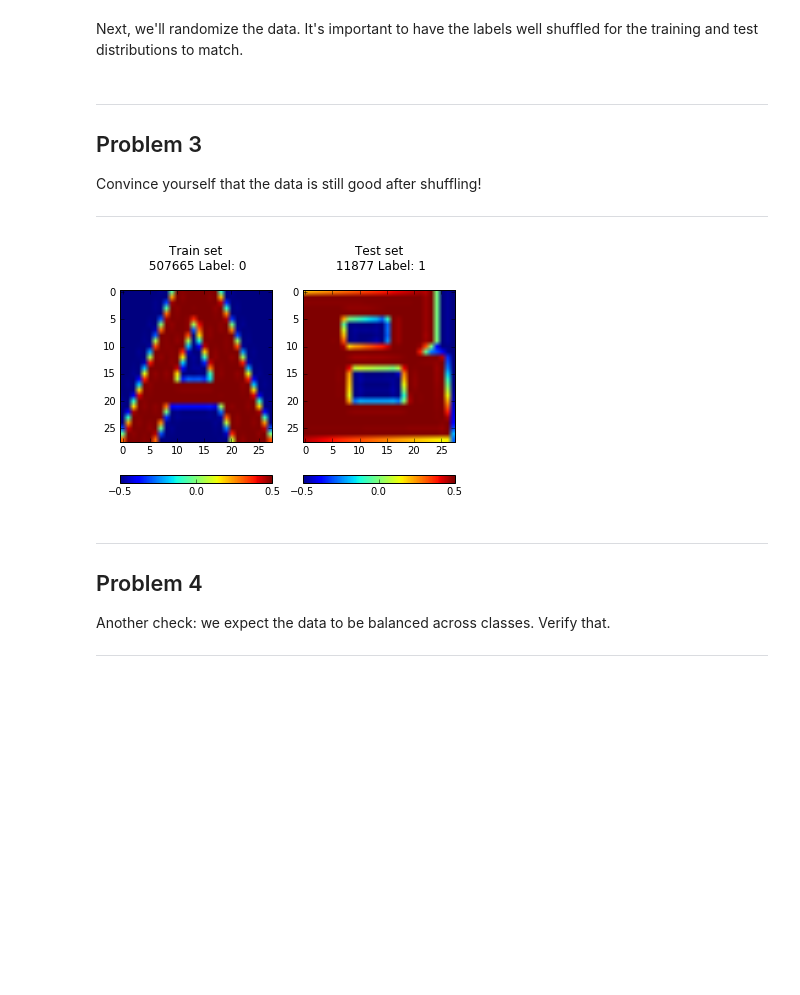
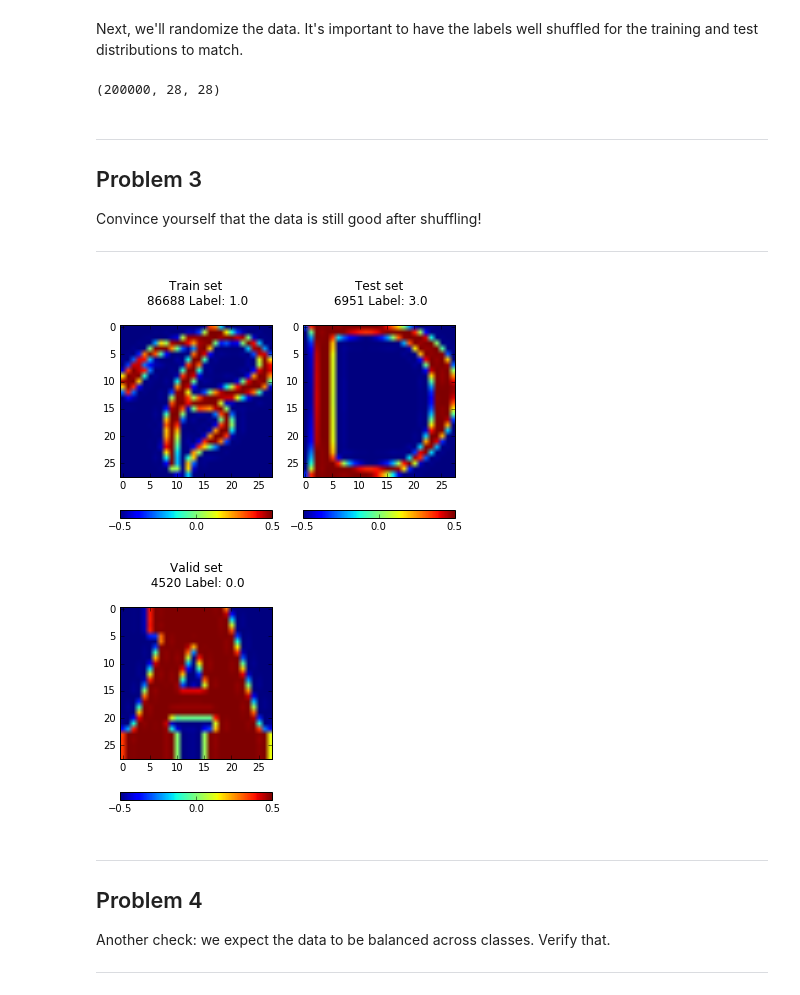
Before and after one commit to kcbighuge/tensorflow-deeplearning, a Jupyter notebook: 1_notmnist.ipynb, the cells around one changed output. Saved outputs shown, nothing was run; the diff lists cells and outputs as text; code cells hidden in the pictures; blank space fills up the shorter version.

```diff
--- a/1_notmnist.ipynb
+++ b/1_notmnist.ipynb
@@ -292,12 +293,19 @@ Next, we'll randomize the data. It's important to have the labels well shuffled
 # %%
 np.random.seed(133)
 def randomize(dataset, labels):
-  permutation = np.random.permutation(labels.shape[0])
-  shuffled_dataset = dataset[permutation,:,:]
+  permutation = np.random.permutation(dataset.shape[0])
+  if dataset.shape[1] == img_len:
+    shuffled_dataset = dataset[permutation,:,:]
+  else:
+    shuffled_dataset = dataset[permutation,:]
   shuffled_labels = labels[permutation]
   return shuffled_dataset, shuffled_labels
 train_dataset, train_labels = randomize(train_dataset, train_labels)
 test_dataset, test_labels = randomize(test_dataset, test_labels)
+# %%
+train_dataset.shape
+# %% [output]
+(200000, 28, 28)
 # %% [markdown]
 ---
 Problem 3
@@ -308,26 +316,35 @@ Convince yourself that the data is still good after shuffling!
 # %%
 ## from matplotlib tutorial
 ## http://matplotlib.org/users/image_tutorial.html
 
 i = random.choice(range(len(train_labels)))
 j = random.choice(range(len(test_labels)))
+k = random.choice(range(len(valid_labels)))
 
 fig = plt.figure()
 a=fig.add_subplot(1,2,1)
 img = plt.imshow(train_dataset[i,:,:])
 title = 'Train set\n {} Label: {}\n'.format(i, str(train_labels[i]))
 a.set_title(title)
 plt.colorbar(ticks=[-.5,0,.5], orientation ='horizontal')
 
 a=fig.add_subplot(1,2,2)
 img = plt.imshow(test_dataset[j,:,:])
 title = 'Test set\n {} Label: {}\n'.format(j, str(test_labels[j]))
 a.set_title(title)
 plt.colorbar(ticks=[-.5,0,.5], orientation ='horizontal')
 
+fig = plt.figure()
+b=fig.add_subplot(1,2,1)
+img = plt.imshow(valid_dataset[k,:,:])
+title = 'Valid set\n {} Label: {}\n'.format(k, str(valid_labels[k]))
+b.set_title(title)
+plt.colorbar(ticks=[-.5,0,.5], orientation ='horizontal')
+
 plt.show()
 # %% [output]
-[figure, old version]
+[figure, new version]
+[figure, added]
 # %% [markdown]
 ---
 Problem 4
```
Also changed, not shown: parts of 28 cells of this notebook, 1 other file.
